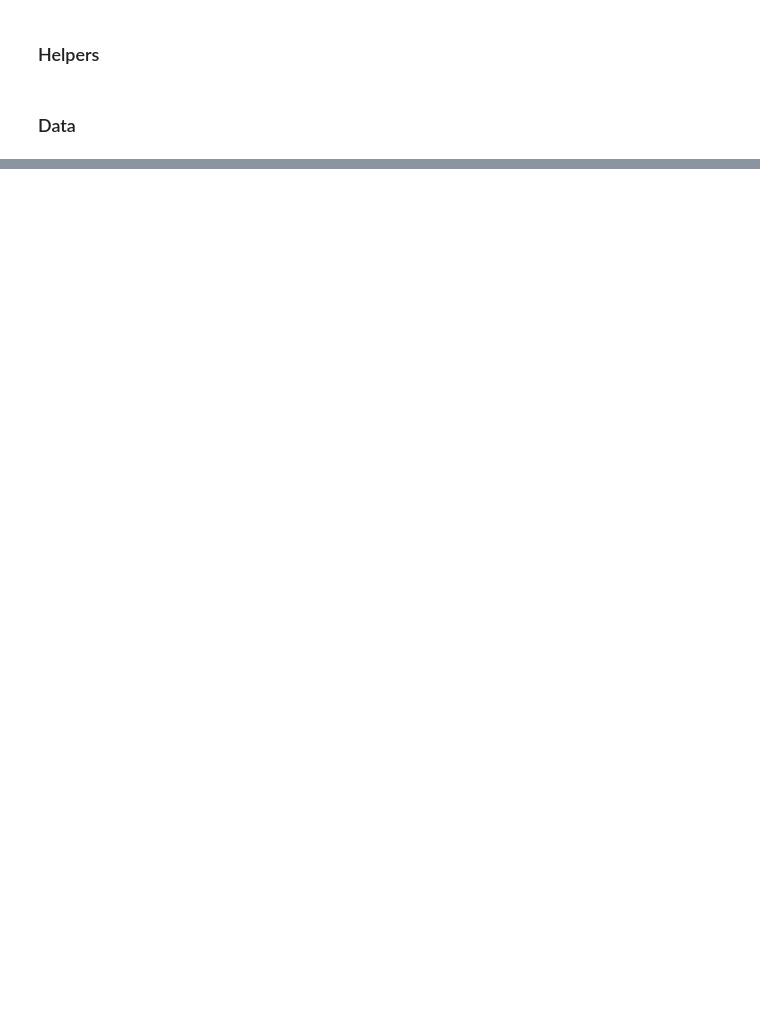
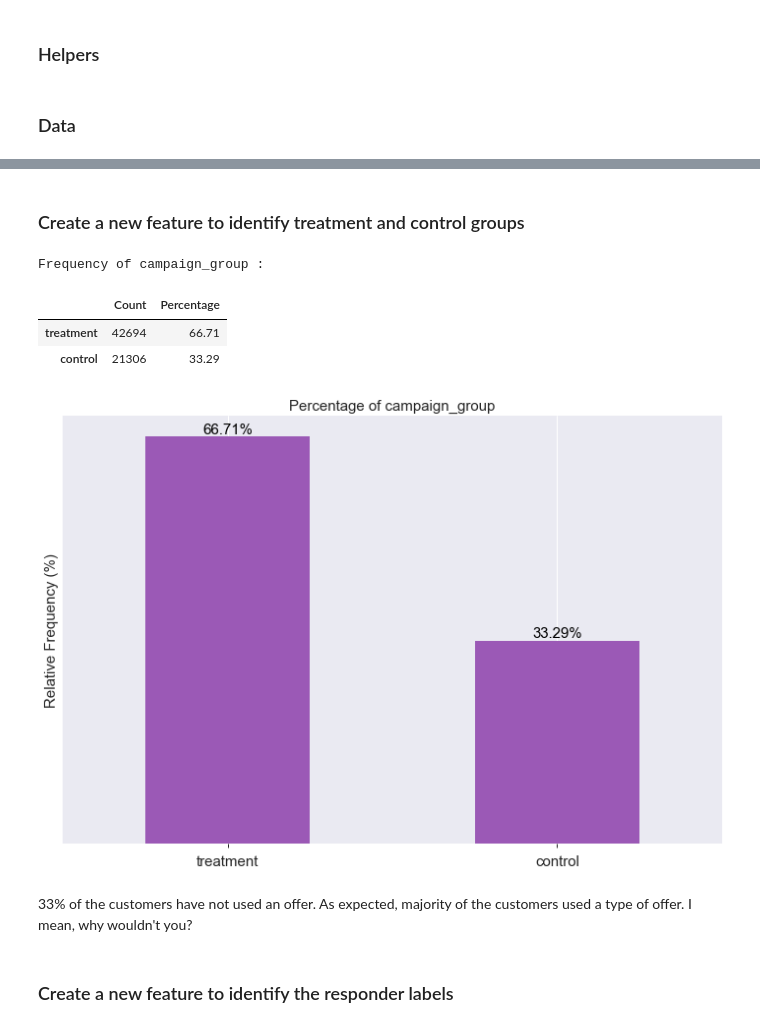
Before and after one commit to davidtnly/MachineLearning, a Jupyter notebook: 30-uplift-modelling.ipynb, the cells around one changed output, grey strips where cells are left out. Saved outputs shown, nothing was run; the diff lists cells and outputs as text; code cells hidden in the pictures; blank space fills up the shorter version.

```diff
--- a/30-uplift-modelling.ipynb
+++ b/30-uplift-modelling.ipynb
@@ -178,0 +353,20 @@ def feature_importance(model):
+# %% [markdown]
+### Create a new feature to identify treatment and control groups
+# %%
+# Treatment group
+data['campaign_group'] = 'treatment'
+
+# Control group
+data.loc[data.offer=='No Offer', 'campaign_group'] = 'control'
+# %%
+freq_table(data.campaign_group)
+# %% [output]
+Frequency of campaign_group :
+|  | Count | Percentage |
+| treatment | 42694 | 66.71 |
+| control | 21306 | 33.29 |
+[figure, added]
+# %% [markdown]
+33% of the customers have not used an offer. As expected, majority of the customers used a type of offer. I mean, why wouldn't you?
+# %% [markdown]
+### Create a new feature to identify the responder labels
```
Also changed, not shown: parts of 45 cells of this notebook, 1 other file.
